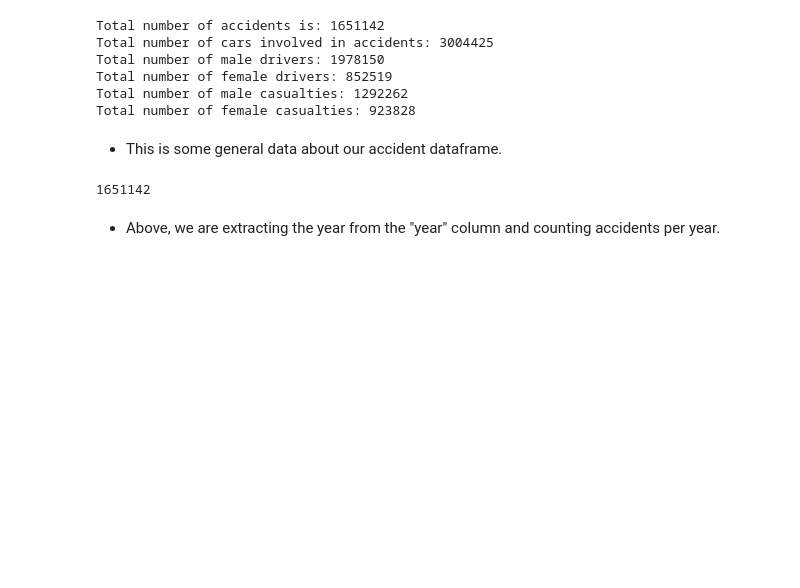
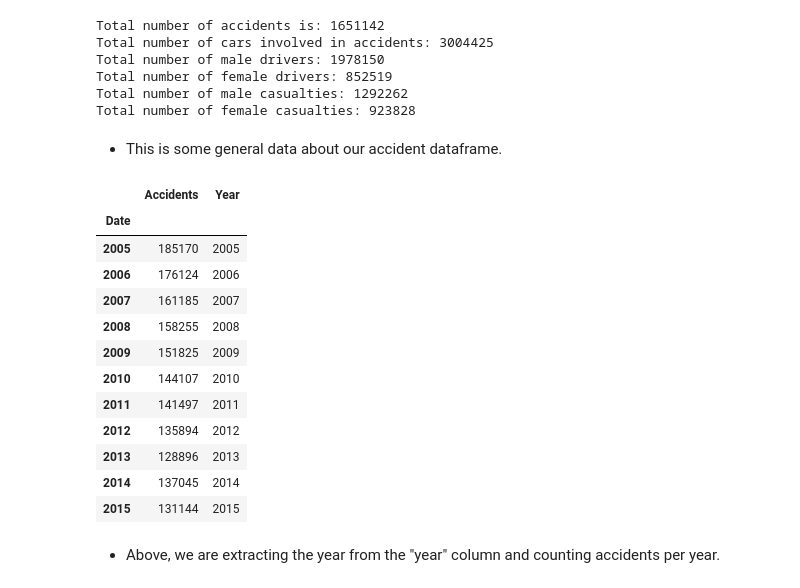
Before and after one commit to baybailz/Project-One-UNCC-Bootcamp, a Jupyter notebook: bailey_cleaning.ipynb, the cells around one changed output. Saved outputs shown, nothing was run; the diff lists cells and outputs as text; code cells hidden in the pictures; blank space fills up the shorter version.

```diff
--- a/bailey_cleaning.ipynb
+++ b/bailey_cleaning.ipynb
@@ -292,13 +292,26 @@ Total number of female casualties: 923828
 # %%
 # accidents per year
 accidents_per_yr = clean_accident_df.loc[:,'Date'].groupby(clean_accident_df['Date'].map(lambda x: x[6:10])).count()
 accidents_per_yr = accidents_per_yr.to_frame()
 accidents_per_yr['Year'] = accidents_per_yr.index
 accidents_per_yr.columns = ['Accidents','Year']
 accidents_per_yr
 accidents_per_yr["Accidents"].sum()
+accidents_per_yr
 # %% [output]
-1651142
+|  | Accidents | Year |
+| Date |  |  |
+| 2005 | 185170 | 2005 |
+| 2006 | 176124 | 2006 |
+| 2007 | 161185 | 2007 |
+| 2008 | 158255 | 2008 |
+| 2009 | 151825 | 2009 |
+| 2010 | 144107 | 2010 |
+| 2011 | 141497 | 2011 |
+| 2012 | 135894 | 2012 |
+| 2013 | 128896 | 2013 |
+| 2014 | 137045 | 2014 |
+| 2015 | 131144 | 2015 |
 # %% [markdown]
 * Above, we are extracting the year from the "year" column and counting accidents per year.
 # %%
```
Also changed, not shown: parts of 13 cells of this notebook, 8 other files.
